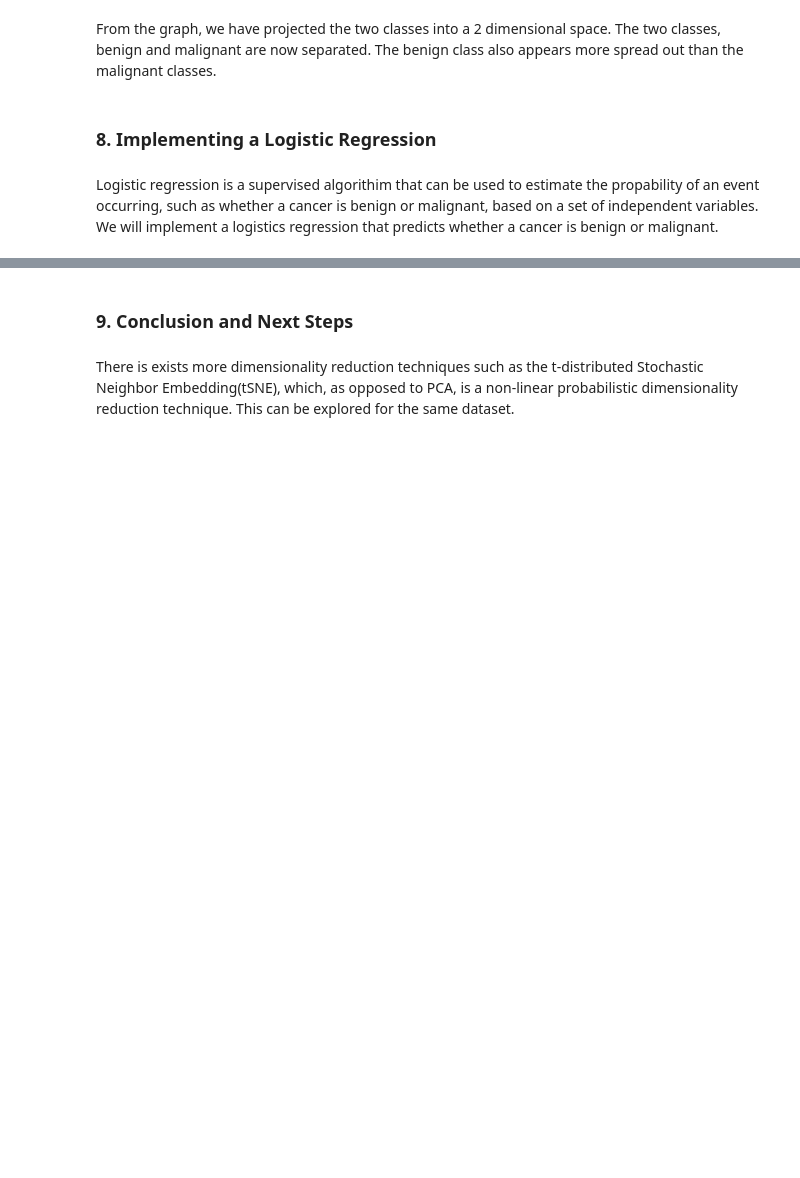
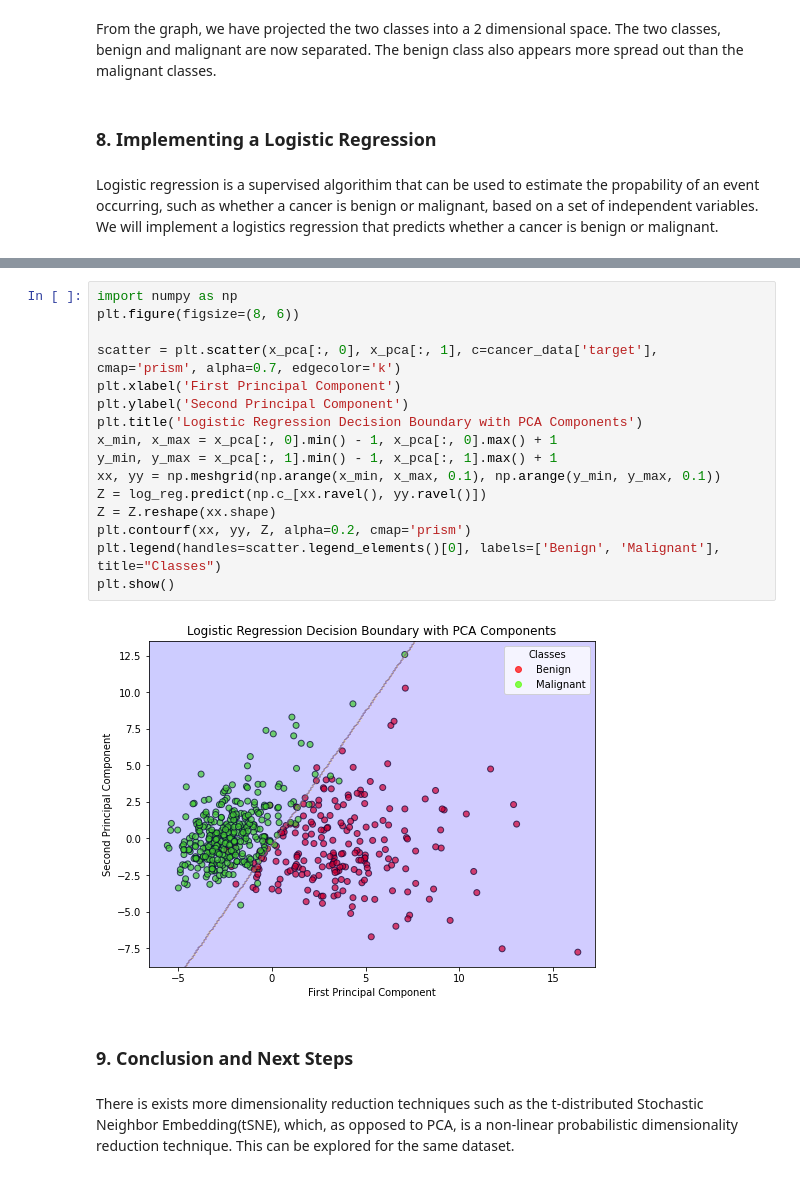
Before and after one commit to MugoDom/pca-anderson-cancer-center, a Jupyter notebook: pca_analysis.ipynb, the cells around one changed output, grey strips where cells are left out. Saved outputs shown, nothing was run; the diff lists cells and outputs as text; blank space fills up the shorter version.

Commit message:
Implement a logistic regression

```diff
--- a/pca_analysis.ipynb
+++ b/pca_analysis.ipynb
@@ -258,3 +279,21 @@ weighted avg       0.99      0.99      0.99       114
+# %%
+import numpy as np
+plt.figure(figsize=(8, 6))
+
+scatter = plt.scatter(x_pca[:, 0], x_pca[:, 1], c=cancer_data['target'], cmap='prism', alpha=0.7, edgecolor='k')
+plt.xlabel('First Principal Component')
+plt.ylabel('Second Principal Component')
+plt.title('Logistic Regression Decision Boundary with PCA Components')
+x_min, x_max = x_pca[:, 0].min() - 1, x_pca[:, 0].max() + 1
+y_min, y_max = x_pca[:, 1].min() - 1, x_pca[:, 1].max() + 1
+xx, yy = np.meshgrid(np.arange(x_min, x_max, 0.1), np.arange(y_min, y_max, 0.1))
+Z = log_reg.predict(np.c_[xx.ravel(), yy.ravel()])
+Z = Z.reshape(xx.shape)
+plt.contourf(xx, yy, Z, alpha=0.2, cmap='prism')
+plt.legend(handles=scatter.legend_elements()[0], labels=['Benign', 'Malignant'], title="Classes")
+plt.show()
+# %% [output]
+[figure, added]
 # %% [markdown]
 ### 9. Conclusion and Next Steps
 # %% [markdown]
```
Also changed, not shown: parts of 2 cells of this notebook.
